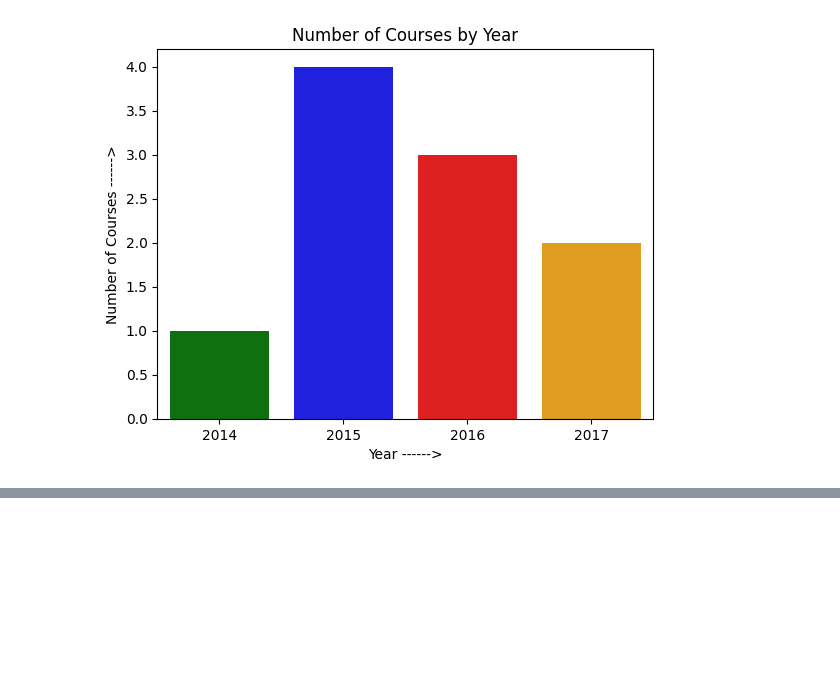
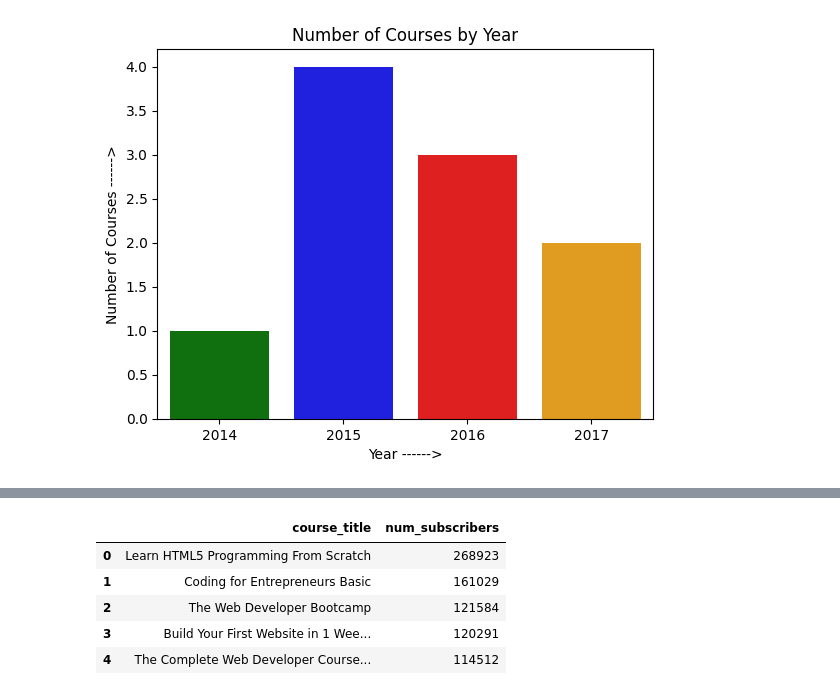
Before and after one commit to amith-vardhan99/udemy, a Jupyter notebook: 15 - SmartCourse - Guiding Your Academic Journey - Course Recommendation/notebook.ipynb, the cells around one changed output, grey strips where cells are left out. Saved outputs shown, nothing was run; the diff lists cells and outputs as text; code cells hidden in the pictures; blank space fills up the shorter version.

```diff
--- a/15 - SmartCourse - Guiding Your Academic Journey - Course Recommendation/notebook.ipynb
+++ b/15 - SmartCourse - Guiding Your Academic Journey - Course Recommendation/notebook.ipynb
@@ -146,0 +204,10 @@ Text(0, 0.5, 'Number of Courses ------>')
+# %%
+num_subscribers = df_cleaned[["course_title","num_subscribers"]].sort_values(by="num_subscribers",ascending=False).reset_index(drop=True)
+num_subscribers.head()
+# %% [output]
+|  | course_title | num_subscribers |
+| 0 | Learn HTML5 Programming From Scratch | 268923 |
+| 1 | Coding for Entrepreneurs Basic | 161029 |
+| 2 | The Web Developer Bootcamp | 121584 |
+| 3 | Build Your First Website in 1 Wee... | 120291 |
+| 4 | The Complete Web Developer Course... | 114512 |
```
Also changed, not shown: parts of 8 cells of this notebook.
